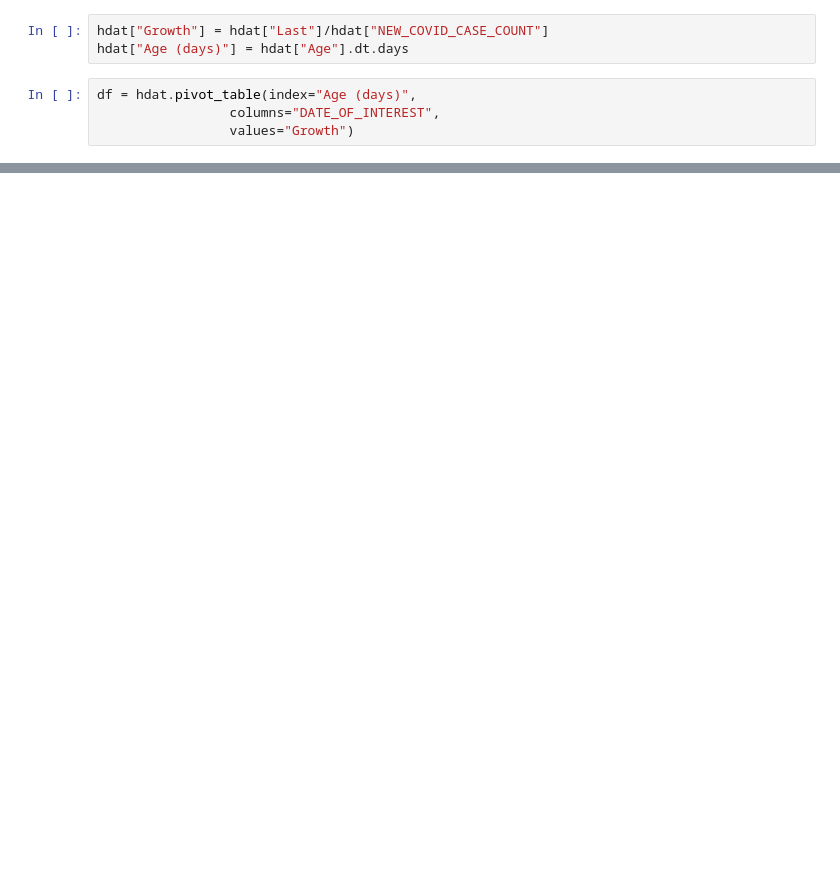
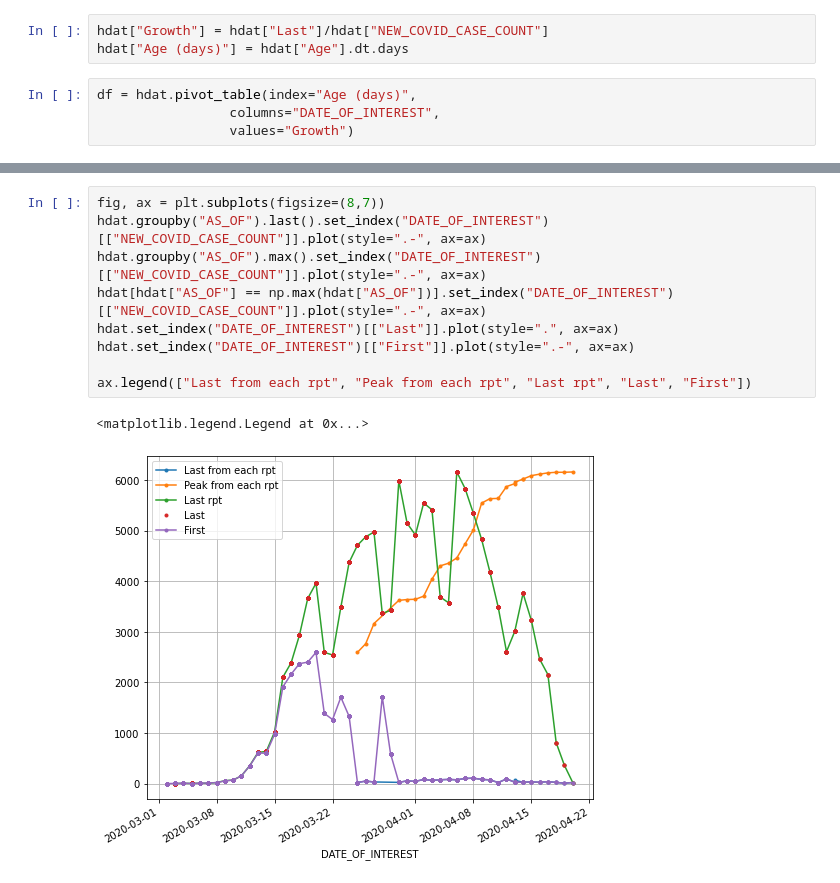
Before and after one commit to nychealth/coronavirus-data, a Jupyter notebook: Notebooks/Growth.ipynb, the cells around one changed output, grey strips where cells are left out. Drawn from its saved outputs; the diff is of its cells as text; blank space fills up the shorter version.

```diff
--- a/Notebooks/Growth.ipynb
+++ b/Notebooks/Growth.ipynb
@@ -120,0 +169,12 @@ df[df.index >= 5].plot(style=".-", ax=ax)
+# %%
+fig, ax = plt.subplots(figsize=(8,7))
+hdat.groupby("AS_OF").last().set_index("DATE_OF_INTEREST")[["NEW_COVID_CASE_COUNT"]].plot(style=".-", ax=ax)
+hdat.groupby("AS_OF").max().set_index("DATE_OF_INTEREST")[["NEW_COVID_CASE_COUNT"]].plot(style=".-", ax=ax)
+hdat[hdat["AS_OF"] == np.max(hdat["AS_OF"])].set_index("DATE_OF_INTEREST")[["NEW_COVID_CASE_COUNT"]].plot(style=".-", ax=ax)
+hdat.set_index("DATE_OF_INTEREST")[["Last"]].plot(style=".", ax=ax)
+hdat.set_index("DATE_OF_INTEREST")[["First"]].plot(style=".-", ax=ax)
+
+ax.legend(["Last from each rpt", "Peak from each rpt", "Last rpt", "Last", "First"])
+# %% [output]
+<matplotlib.legend.Legend at 0x...>
+[figure, added]
```
Also changed, not shown: parts of 13 cells of this notebook, 2 other files.
